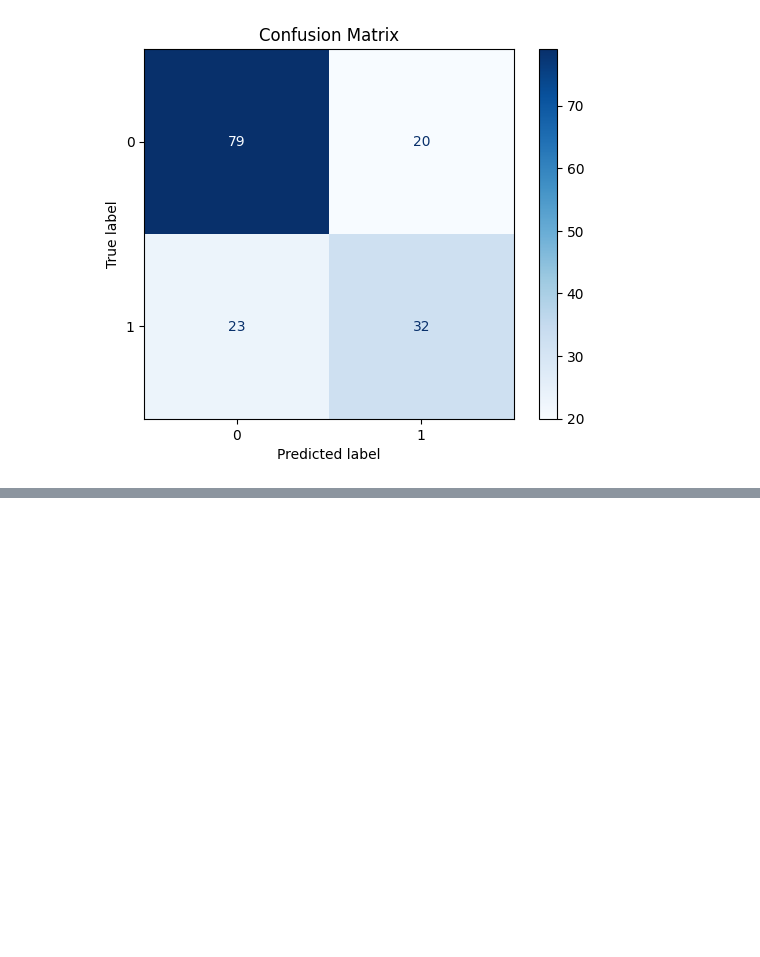
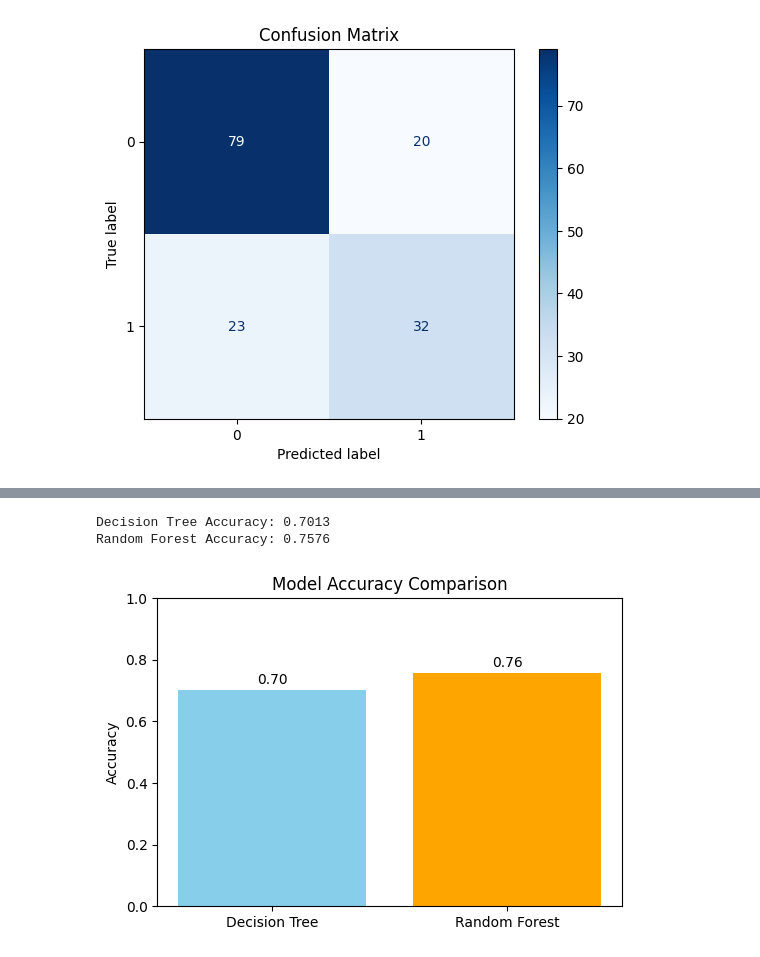
Before and after one commit to Dhanunjaya18/disease-prediction-hybrid-ml, a Jupyter notebook: 01_data_exploration.ipynb, the cells around one changed output, grey strips where cells are left out. Saved outputs shown, nothing was run; the diff lists cells and outputs as text; code cells hidden in the pictures; blank space fills up the shorter version.

Commit message:
Day 3: Trained DT & RF, evaluated and compared models

```diff
--- a/01_data_exploration.ipynb
+++ b/01_data_exploration.ipynb
@@ -162,0 +250,17 @@ plt.show()
+# %%
+from sklearn.ensemble import RandomForestClassifier
+from sklearn.metrics import accuracy_score, classification_report
+
+# Train Random Forest Classifier
+rf_model = RandomForestClassifier(random_state=42)
+rf_model.fit(X_train, y_train)
+
+# Predict on test set
+rf_predictions = rf_model.predict(X_test)
+
+# Evaluate performance
+rf_accuracy = accuracy_score(y_test, rf_predictions)
+print("Random Forest Accuracy:", rf_accuracy)
+
+print("\nRandom Forest Classification Report:")
+print(classification_report(y_test, rf_predictions))
@@ -162,0 +279,26 @@ plt.show()
+# %%
+dt_accuracy = accuracy_score(y_test, dt_predictions)
+# %%
+rf_accuracy = accuracy_score(y_test, rf_predictions)
+# %%
+models = ['Decision Tree', 'Random Forest']
+accuracies = [dt_accuracy, rf_accuracy]
+
+for model, acc in zip(models, accuracies):
+    print(f"{model} Accuracy: {acc:.4f}")
+# %% [output]
+Decision Tree Accuracy: 0.7013
+Random Forest Accuracy: 0.7576
+# %%
+import matplotlib.pyplot as plt
+
+plt.figure(figsize=(6, 4))
+plt.bar(models, accuracies, color=['skyblue', 'orange'])
+plt.ylabel("Accuracy")
+plt.title("Model Accuracy Comparison")
+plt.ylim(0, 1)
+for i, acc in enumerate(accuracies):
+    plt.text(i, acc + 0.02, f"{acc:.2f}", ha='center')
+plt.show()
+# %% [output]
+[figure, added]
```
Also changed, not shown: parts of 10 cells of this notebook.
